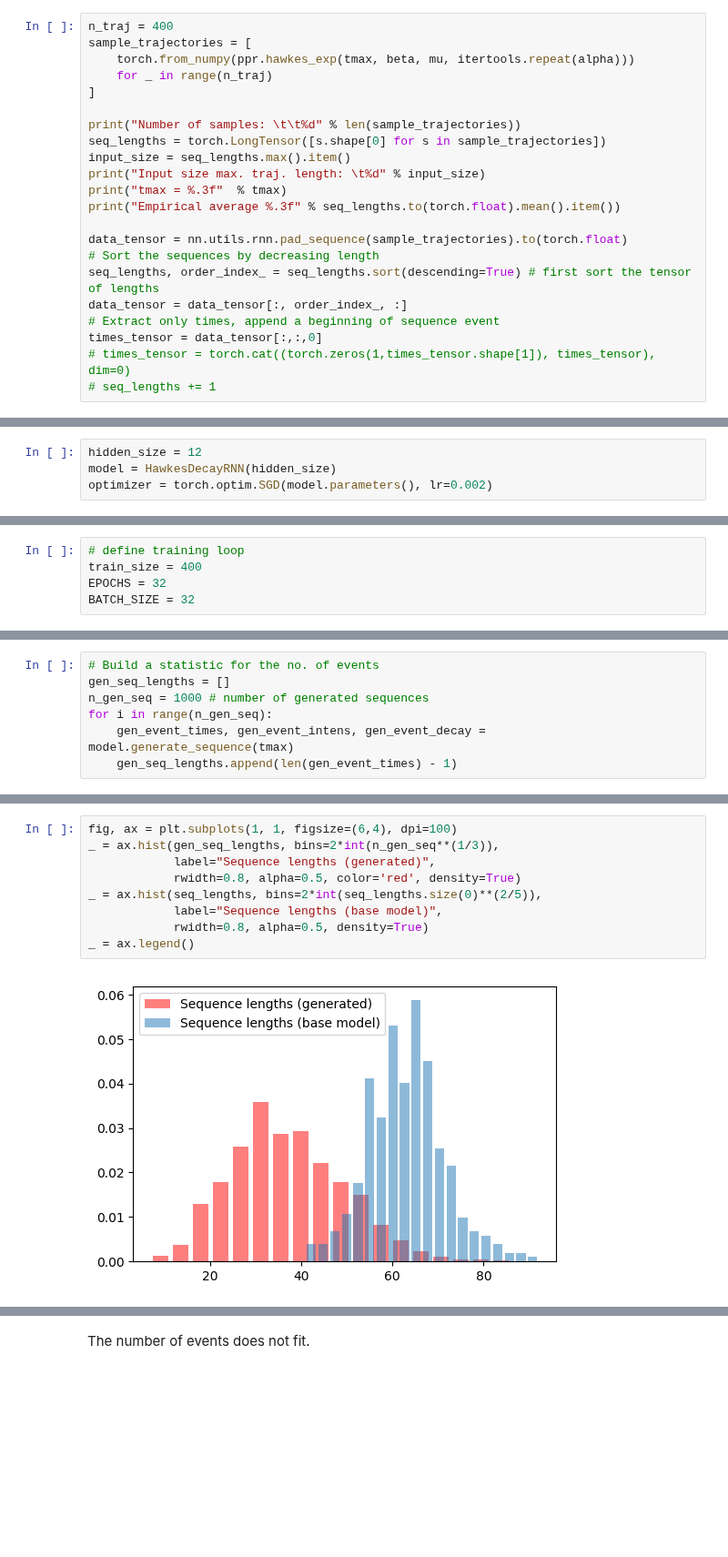
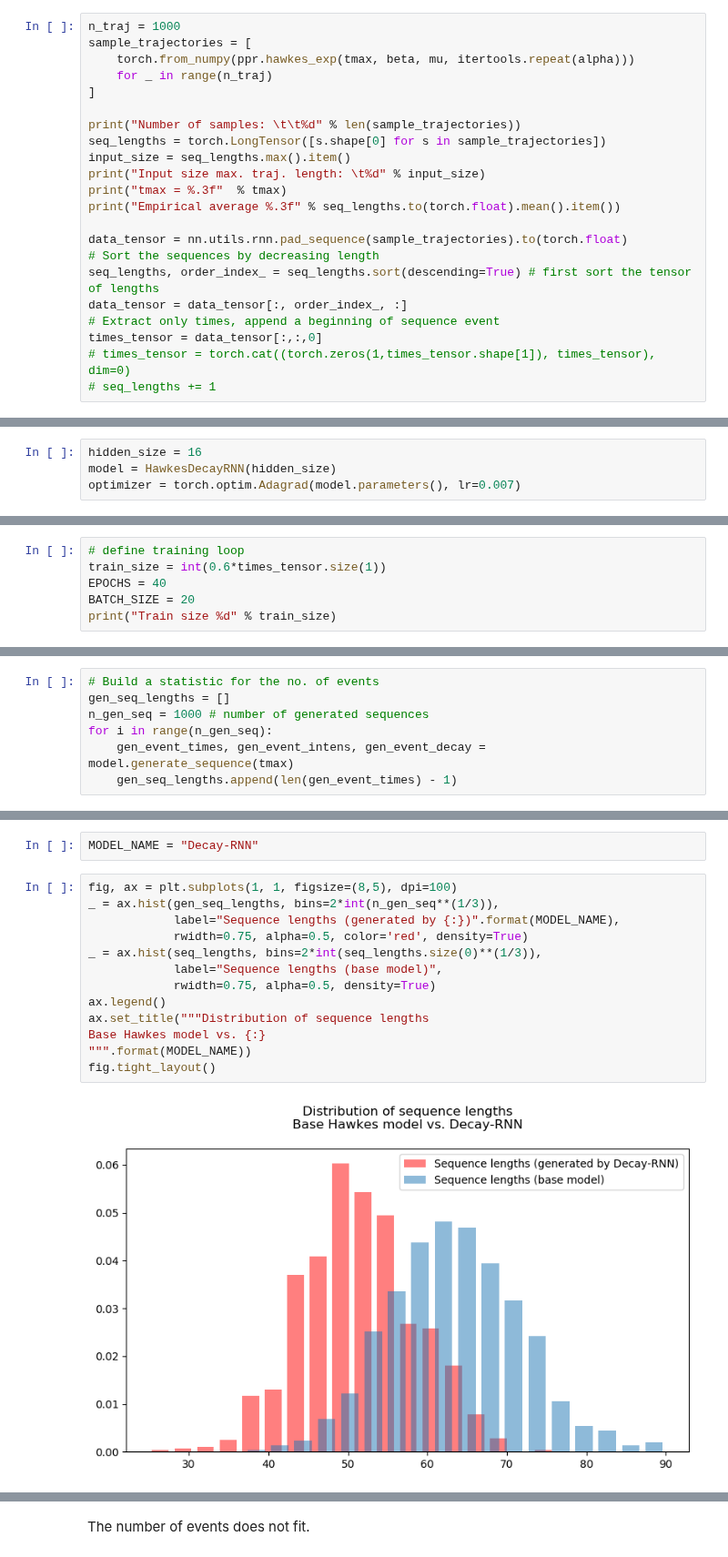
Before and after one commit to Deeptradingfx/point-process-nets, a Jupyter notebook: notebooks/decayrnn.ipynb, the cells around one changed output, grey strips where cells are left out. Shown at 91% size. Saved outputs shown, nothing was run; the diff lists cells and outputs as text; blank space fills up the shorter version.

```diff
--- a/notebooks/decayrnn.ipynb
+++ b/notebooks/decayrnn.ipynb
@@ -66,7 +66,7 @@ print("Expected avg evt no. %.3f" % (tmax*mu/(1.-alpha/beta)))
 # %% [output]
 Expected avg evt no. 62.500
 # %%
-n_traj = 400
+n_traj = 1000
 sample_trajectories = [
     torch.from_numpy(ppr.hawkes_exp(tmax, beta, mu, itertools.repeat(alpha)))
     for _ in range(n_traj)
@@ -152,9 +170,9 @@ import torch.nn.functional as F
 # %%
 from models.decayrnn import HawkesDecayRNN
 # %%
-hidden_size = 12
+hidden_size = 16
 model = HawkesDecayRNN(hidden_size)
-optimizer = torch.optim.SGD(model.parameters(), lr=0.002)
+optimizer = torch.optim.Adagrad(model.parameters(), lr=0.007)
 # %%
 def train(model: HawkesDecayRNN, sequence: torch.Tensor, seq_lengths: torch.Tensor):
     """
@@ -196,6 +214,7 @@ def train(model: HawkesDecayRNN, sequence: torch.Tensor, seq_lengths: torch.Tens
     return train_data, loss.item()
 # %%
 # define training loop
-train_size = 400
-EPOCHS = 32
-BATCH_SIZE = 32
+train_size = int(0.6*times_tensor.size(1))
+EPOCHS = 40
+BATCH_SIZE = 20
+print("Train size %d" % train_size)
@@ -232,11 +253,17 @@ for i in range(n_gen_seq):
+# %%
+MODEL_NAME = "Decay-RNN"
 # %%
-fig, ax = plt.subplots(1, 1, figsize=(6,4), dpi=100)
+fig, ax = plt.subplots(1, 1, figsize=(8,5), dpi=100)
 _ = ax.hist(gen_seq_lengths, bins=2*int(n_gen_seq**(1/3)),
-            label="Sequence lengths (generated)",
-            rwidth=0.8, alpha=0.5, color='red', density=True)
-_ = ax.hist(seq_lengths, bins=2*int(seq_lengths.size(0)**(2/5)),
+            label="Sequence lengths (generated by {:})".format(MODEL_NAME),
+            rwidth=0.75, alpha=0.5, color='red', density=True)
+_ = ax.hist(seq_lengths, bins=2*int(seq_lengths.size(0)**(1/3)),
             label="Sequence lengths (base model)",
-            rwidth=0.8, alpha=0.5, density=True)
-_ = ax.legend()
+            rwidth=0.75, alpha=0.5, density=True)
+ax.legend()
+ax.set_title("""Distribution of sequence lengths
+Base Hawkes model vs. {:}
+""".format(MODEL_NAME))
+fig.tight_layout()
 # %% [output]
-[figure, old version]
+[figure, new version]
```
Also changed, not shown: parts of 13 cells of this notebook, 3 other files.
